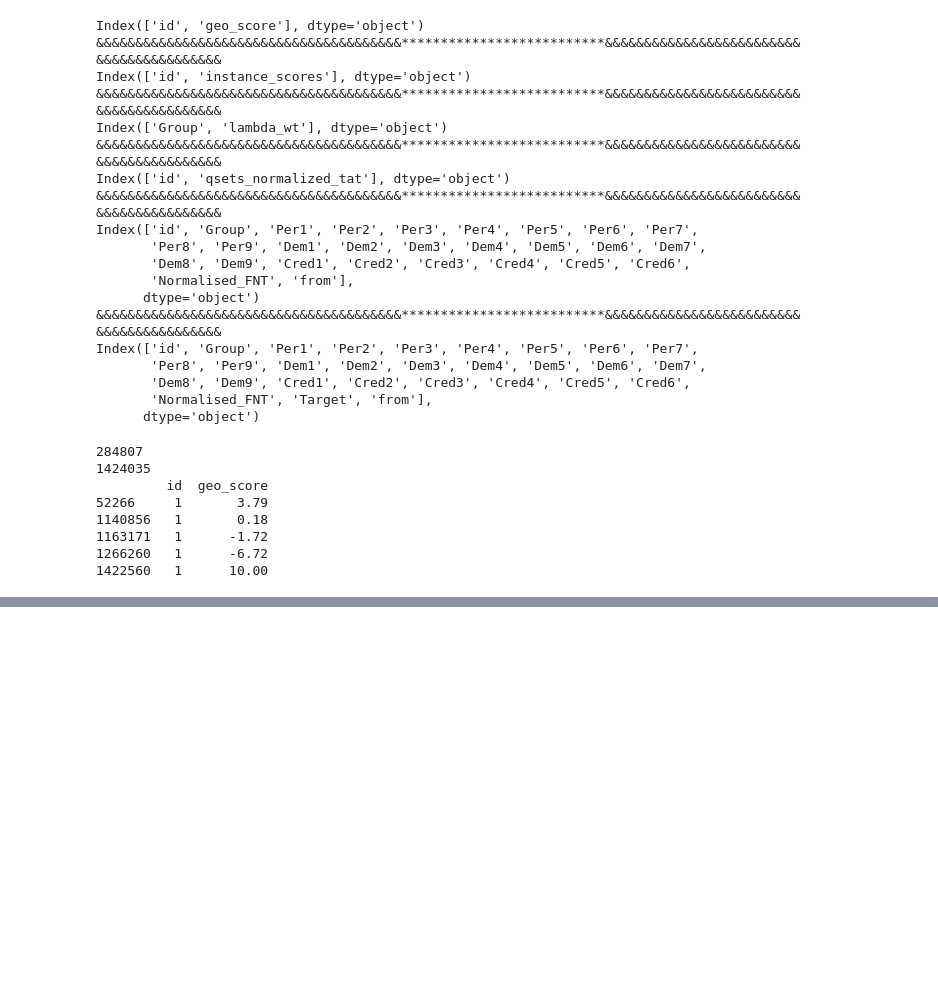
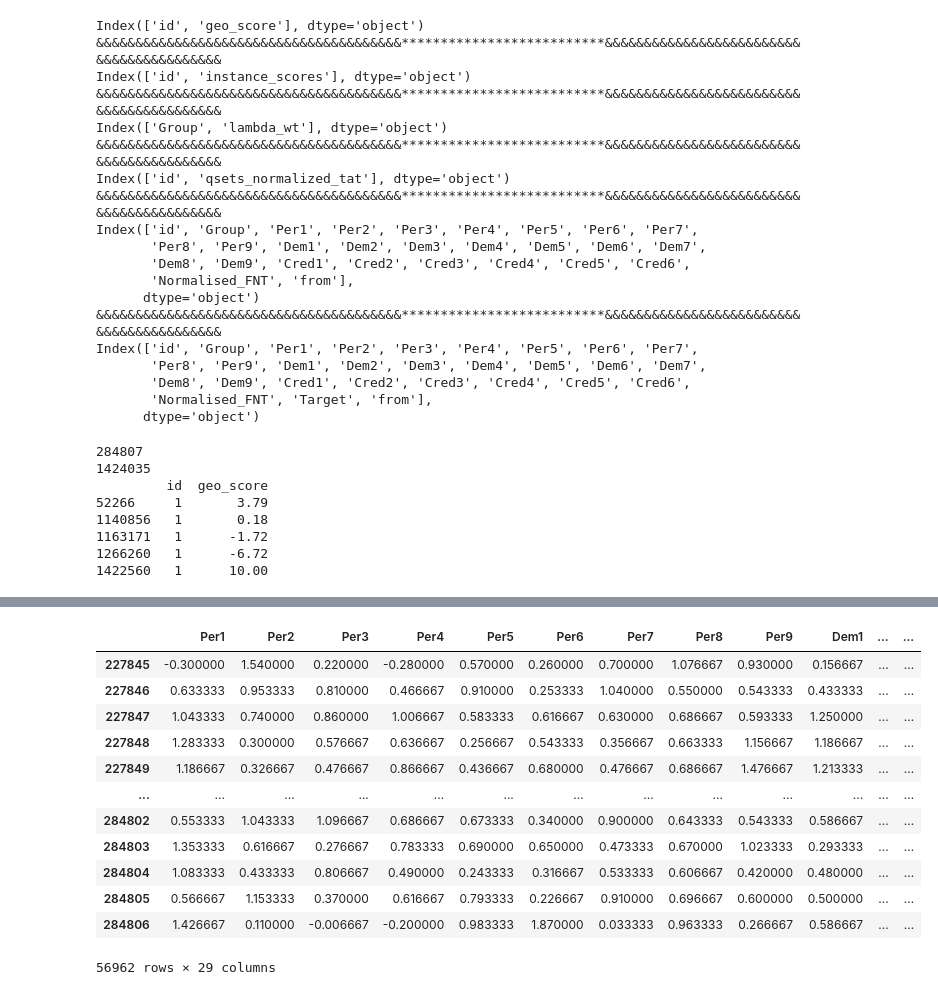
Before and after one commit to L-z-r-s/Banking-Fraud, a Jupyter notebook: Banking fraud.ipynb, the cells around one changed output, grey strips where cells are left out. Drawn from its saved outputs; the diff is of its cells as text; code cells hidden in the pictures; blank space fills up the shorter version.

```diff
--- a/Banking fraud.ipynb
+++ b/Banking fraud.ipynb
@@ -259,0 +389,2 @@ print(geo[geo['id']==1])
+# %%
+Test_data=Total_data[Total_data['from']=='test']
@@ -259,0 +409,18 @@ print(geo[geo['id']==1])
+# %%
+Test_data.drop(['id','from','Group','Target'],axis=1,inplace=True)
+# %%
+Test_data
+# %% [output]
+|  | Per1 | Per2 | Per3 | Per4 | Per5 | Per6 | Per7 | Per8 | Per9 | Dem1 | ... | ... |
+| 227845 | -0.300000 | 1.540000 | 0.220000 | -0.280000 | 0.570000 | 0.260000 | 0.700000 | 1.076667 | 0.930000 | 0.156667 | ... | ... |
+| 227846 | 0.633333 | 0.953333 | 0.810000 | 0.466667 | 0.910000 | 0.253333 | 1.040000 | 0.550000 | 0.543333 | 0.433333 | ... | ... |
+| 227847 | 1.043333 | 0.740000 | 0.860000 | 1.006667 | 0.583333 | 0.616667 | 0.630000 | 0.686667 | 0.593333 | 1.250000 | ... | ... |
+| 227848 | 1.283333 | 0.300000 | 0.576667 | 0.636667 | 0.256667 | 0.543333 | 0.356667 | 0.663333 | 1.156667 | 1.186667 | ... | ... |
+| 227849 | 1.186667 | 0.326667 | 0.476667 | 0.866667 | 0.436667 | 0.680000 | 0.476667 | 0.686667 | 1.476667 | 1.213333 | ... | ... |
+| ... | ... | ... | ... | ... | ... | ... | ... | ... | ... | ... | ... | ... |
+| 284802 | 0.553333 | 1.043333 | 1.096667 | 0.686667 | 0.673333 | 0.340000 | 0.900000 | 0.643333 | 0.543333 | 0.586667 | ... | ... |
+| 284803 | 1.353333 | 0.616667 | 0.276667 | 0.783333 | 0.690000 | 0.650000 | 0.473333 | 0.670000 | 1.023333 | 0.293333 | ... | ... |
+| 284804 | 1.083333 | 0.433333 | 0.806667 | 0.490000 | 0.243333 | 0.316667 | 0.533333 | 0.606667 | 0.420000 | 0.480000 | ... | ... |
+| 284805 | 0.566667 | 1.153333 | 0.370000 | 0.616667 | 0.793333 | 0.226667 | 0.910000 | 0.696667 | 0.600000 | 0.500000 | ... | ... |
+| 284806 | 1.426667 | 0.110000 | -0.006667 | -0.200000 | 0.983333 | 1.870000 | 0.033333 | 0.963333 | 0.266667 | 0.586667 | ... | ... |
+56962 rows × 29 columns
```
Also changed, not shown: parts of 81 cells of this notebook.
